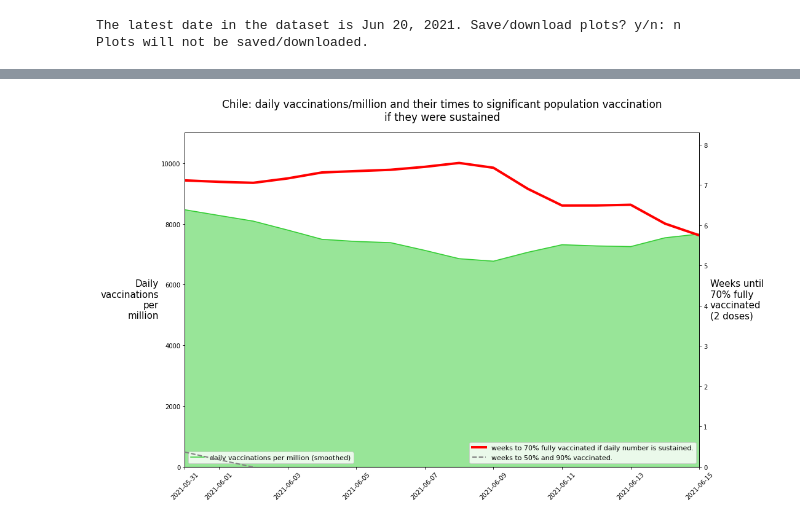
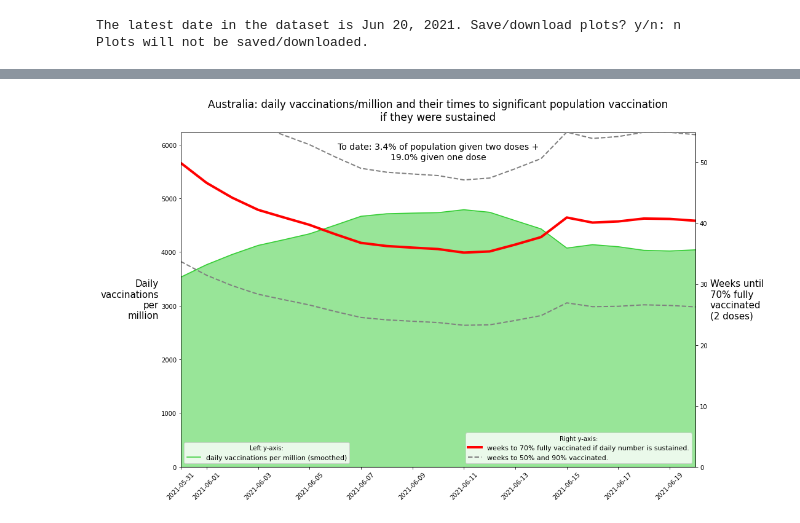
Before and after one commit to babsyco/C19_cases_deaths_vaccinations, a Jupyter notebook: vaccine_rollout1.ipynb, the cells around one changed output, grey strips where cells are left out. Saved outputs shown, nothing was run; the diff lists cells and outputs as text; code cells hidden in the pictures.

```diff
--- a/vaccine_rollout1.ipynb
+++ b/vaccine_rollout1.ipynb
@@ -278,7 +279,7 @@ if save_files:
 #############################
 # WEEKS TO FULL VACCINATION #
 #############################
-location = 'Chile'
+location = 'Australia'
 last_n_days = 21
 HI_threshold = 0.7
 times_to_HI = []
@@ -318,36 +319,36 @@ percent_double_dose = location_daily_vaxPerMil_df['people_fully_vaccinated_per_m
 fig, ax1 = plt.subplots(figsize=(15,10))
 ax1.set_title('%s: daily vaccinations/million and their times to significant population vaccination\nif they were sustained' % location, fontsize=17, pad=20)
 ax2 = ax1.twinx()
 # ax1: daily vaxs
 ax1.set_ylabel("Daily\nvaccinations\nper\nmillion", fontsize=15,rotation='horizontal', ha='right', va='center')
 ax1.fill_between(dates, daily_vaxs, color='limegreen', alpha=0.5, zorder=-1)
 ax1.set_ylim([0, max(daily_vaxs)*1.3])
 ax1.set_xlim([dates[0], dates[-1]])
 ax1.set_xticklabels(ax1.get_xticks(), rotation = 45)
 ax1.plot(dates,daily_vaxs, color='limegreen',zorder=1)
-ax1.legend(['daily vaccinations per million (smoothed)'], loc='lower left', fontsize=11)
+ax1.legend(['daily vaccinations per million (smoothed)'], loc='lower left', fontsize=11, title='Left y-axis:')
 # ax2: weeks to HI
 ax2.plot(dates, times_to_HI, color='red', linewidth=4)
 ax2.set_ylim([0, max([x for x in times_to_HI if np.isnan(x) == False])*1.1])
 ax2.plot(dates, upperInterval_HI_times, color='grey', linewidth=2, linestyle='--')
 ax2.plot(dates, lowerInterval_HI_times, color='grey', linewidth=2, linestyle='--')
 ax2.set_ylabel("Weeks until\n%d%% fully\nvaccinated\n(2 doses)" % int(100*HI_threshold), fontsize=15, rotation='horizontal', ha='left', va='center')
 ax2.legend(['weeks to %d%% fully vaccinated if daily number is sustained.' % int(HI_threshold*100), 'weeks to %d%% and %d%% vaccinated.' % (int((HI_threshold-0.2)*100+1), int((HI_threshold+0.2)*100+1))],
-           fontsize=11, loc='lower right')
+           fontsize=11, loc='lower right', title='Right y-axis:')
 if not math.isnan(percent_double_dose):
   ax2.text(dates[int(len(dates)/2)], ax2.get_ylim()[1]*0.97, 'To date: %0.1f%% of population given two doses +\n%0.1f%% given one dose' % (percent_double_dose, percent_single_dose),
          ha='center', va='top', fontsize=14)
 
 
 # save file
 if save_files:
   if not os.path.exists('plots'):
     os.makedirs('plots')
   filename = 'Times_to_HI_%s' % location
   plt.savefig(filename, bbox_inches = 'tight')
   files.download(filename+'.png')
 # %% [output]
-[figure, old version]
+[figure, new version]
 # %%
 #####################
 # DATASET SUMMARIES #
```
Also changed, not shown: parts of 3 cells of this notebook.
